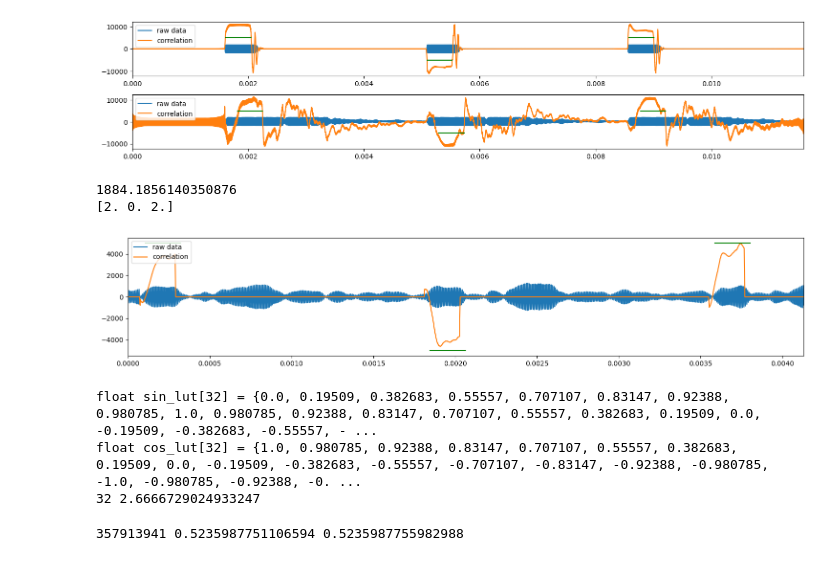
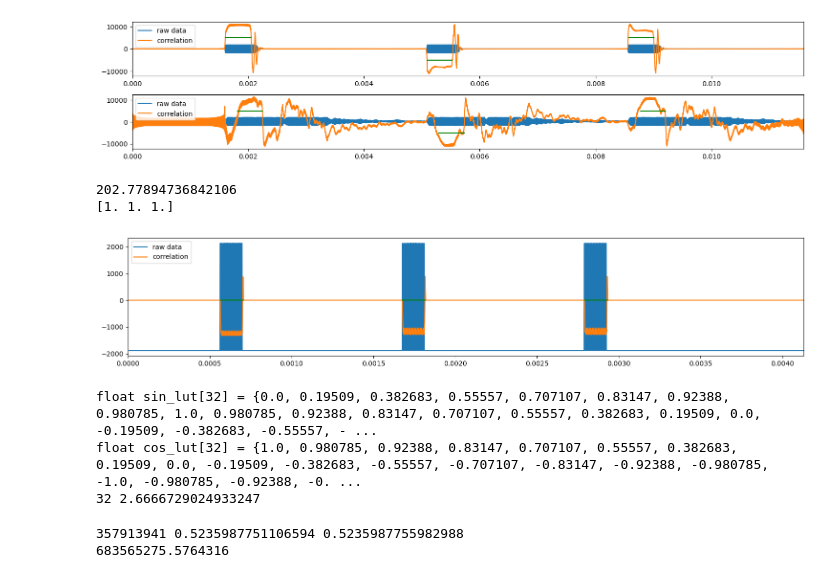
Before and after one commit to BrianTheAbyssGazer/Multi-beacon-ranging-system-for-underwater-robotics, a Jupyter notebook: Source Code/Data reading/unit_test/phase_detection.ipynb, the cells around one changed output. Cells and saved outputs as stored; diff of their text form; code cells hidden in the pictures.

Commit message:
fix BPSK demod

```diff
--- a/Source Code/Data reading/unit_test/phase_detection.ipynb
+++ b/Source Code/Data reading/unit_test/phase_detection.ipynb
@@ -419,7 +419,7 @@ from collections import deque
 
 import numpy as np
 import matplotlib.pyplot as plt
-N_cycle=25
+N_cycle=16
 N_data=3
 N_sample=12
 def apply_hilbert(span):
@@ -437,7 +437,7 @@ def demodulation(rx_signal,plot):
     T = float(N_plot)/fs         # Duration (seconds)
     t = np.linspace(0, T, N_plot)
     beta =0
-    alpha = 0.005
+    alpha = 0.05
     N_plot = len(rx_signal)
 
     n = len(t)
@@ -452,67 +452,79 @@ def demodulation(rx_signal,plot):
 
     current_freq = 115000 # Initial guess
     #rx_complex = hilbert(rx_signal)
+    for i in range(0,n,11):
+        if rx_signal[i]>0:
+            first_i=i
+            break
+    rx_complex=rx_signal[3:]+1j*rx_signal[:-3]
+    for idx in range(N_cycle*N_sample):
+        k=first_i+idx
+        rotated_sample = rx_complex[k] * np.exp(-1j * vco_phase)
+        # Local Oscillator (VCO)
+        i_arm[k] = rotated_sample.real
+        q_arm[k] = rotated_sample.imag
+        ref[k]=np.cos(vco_phase)*5
+        # Error Detector (I * Q removes the BPSK data modulation)
+        # The error is proportional to sin(2 * delta_phase)
+        error = i_arm[k] * q_arm[k]/1000000
+        error_arr[k] = error
 
-    rx_complex=rx_signal[3:]+1j*rx_signal[:-3]
-    for offset in range(N_data):
-        for idx in range(300):
-            k=100+offset*8*N_cycle*N_sample+idx
+        # Loop Filter (PI Controller)
+        current_freq += beta * error
+        vco_phase += 0.5236 + (alpha * error)
+
+    phase_est[k] = vco_phase
+    for offset in range(1,N_data):
+        for idx in range(N_cycle*N_sample):
+            k=first_i+offset*8*N_cycle*N_sample+idx
             rotated_sample = rx_complex[k] * np.exp(-1j * vco_phase)
             # Local Oscillator (VCO)
             i_arm[k] = rotated_sample.real
-            q_arm[k] = rotated_sample.imag
             ref[k]=np.cos(vco_phase)*5
-            # Error Detector (I * Q removes the BPSK data modulation)
-            # The error is proportional to sin(2 * delta_phase)
-            error = i_arm[k] * q_arm[k]/1000000
-            error_arr[k] = error
 
-            # Loop Filter (PI Controller)
-            current_freq += beta * error
-            vco_phase += 0.5236 + (alpha * error)
+            vco_phase += 0.5236
 
             phase_est[k] = vco_phase
-        vco_phase+=1099.56
 
 
     filter=np.array([1,1,1,1,1])
     phase=np.correlate(i_arm,filter,'same')
 
     preamble=np.repeat(np.array([1]),N_cycle*N_sample)
     corr=np.correlate(phase[:700],preamble,"valid")
     i_shift=np.argmax(abs(corr))
 
     data=np.zeros(N_data)
     i=i_shift
     for j in range(N_data):
         for k in range(int(N_cycle)*N_sample):
             data[j]+=i_arm[i+j*N_cycle*N_sample*8+k]
     data=np.sign(data)
     print(data+1)
     if data[0]<0:
         data=-data
         phase=-phase
-    return data,phase,t,i_shift
+    return data,phase,t,i_shift,first_i
 
 plt.figure(figsize=(15, 3))
 
-filename = "box full sample.npy"
+filename = "digital_BPSK.npy"
 rx_signal = np.load(filename).astype(float)
 print(np.mean(rx_signal))
-rx_signal-=np.mean(rx_signal)
-data,correlation,t,i_shift=demodulation(rx_signal,False)
+rx_signal-=1884
+data,correlation,t,i_shift,first_i=demodulation(rx_signal,False)
 
 plt.plot(t, rx_signal, label="raw data")
-plt.plot(t, correlation, label="correlation")
+plt.plot(t, correlation/10, label="correlation")
 for i in range(N_data):
-    plt.plot(t[i_shift+i*N_cycle*N_sample*8:i_shift+i*N_cycle*N_sample*8+N_cycle*N_sample], np.repeat(data[i],N_cycle*N_sample)*5000, 'g-')
+    plt.plot(t[first_i+i_shift+i*N_cycle*N_sample*8:first_i+i_shift+i*N_cycle*N_sample*8+N_cycle*N_sample], np.repeat(data[i],N_cycle*N_sample)*5000, 'g-')
 plt.legend(loc='upper left')
 plt.xlim(0,t[-1])
 plt.tight_layout()
 # %% [output]
-1884.1856140350876
-[2. 0. 2.]
+202.77894736842106
+[1. 1. 1.]
-[figure, old version]
+[figure, new version]
 # %%
 import numpy as np
 
@@ -542,5 +554,7 @@ float cos_lut[32] = {1.0, 0.980785, 0.92388, 0.83147, 0.707107, 0.55557, 0.38268
 # %%
 d_i=round(2**32/12)
 print(d_i,round(d_i)*2*np.pi/2**32,2*np.pi/12)
+print(2**32/2/np.pi)
 # %% [output]
 357913941 0.5235987751106594 0.5235987755982988
+683565275.5764316
```
Also changed, not shown: 58 other files.
